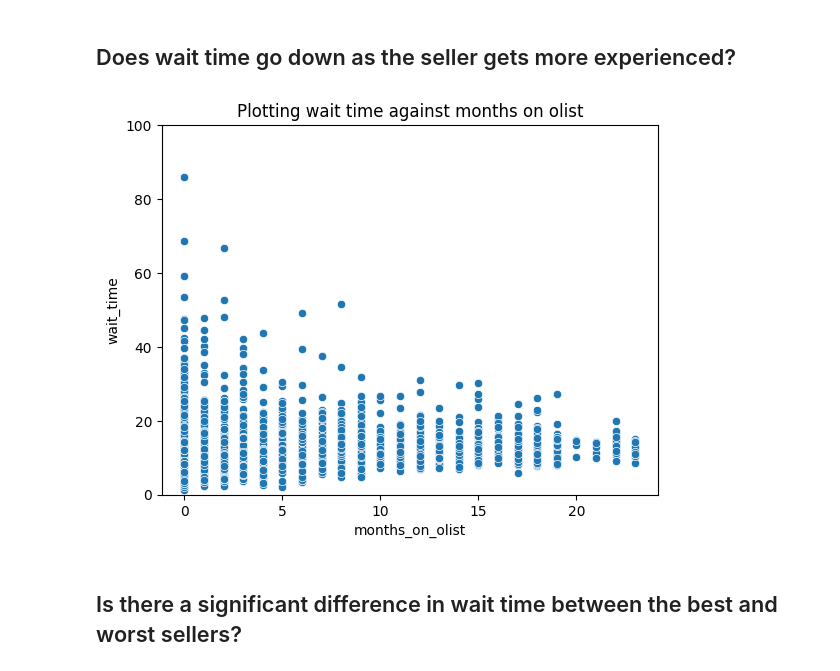
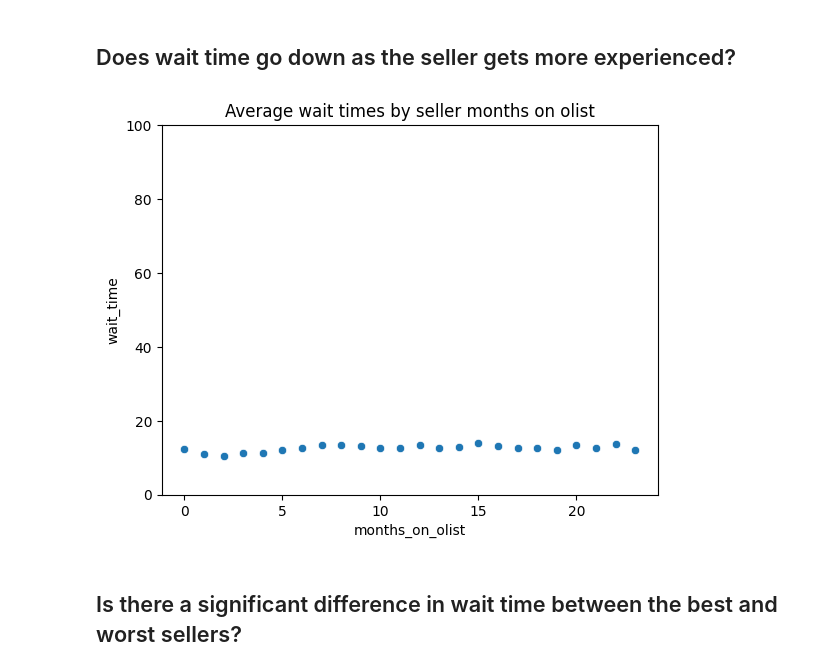
Before and after one commit to oscarschraenkler/Olist-profit-analysis, a Jupyter notebook: olist_profits_analysis.ipynb, the cells around one changed output. Saved outputs shown, nothing was run; the diff lists cells and outputs as text; code cells hidden in the pictures.

```diff
--- a/olist_profits_analysis.ipynb
+++ b/olist_profits_analysis.ipynb
@@ -503,11 +473,12 @@ linear_model.params[1:].sort_values().plot(kind='barh', ax=ax1);
 ## Does wait time go down as the seller gets more experienced?
 # %%
 # sellers = Seller().get_training_data()
-g = sns.scatterplot(data=sellers,x='months_on_olist',y='wait_time');
+avg_wait_time = sellers.groupby('months_on_olist').mean()
+g = sns.scatterplot(data=avg_wait_time,x='months_on_olist',y='wait_time');
 g.set_ylim(0,100)
-g.set_title('Plotting wait time against months on olist');
+g.set_title('Average wait times by seller months on olist');
 # %% [output]
-[figure, old version]
+[figure, new version]
 # %% [markdown]
 ## Is there a significant difference in wait time between the best and worst sellers?
 # %%
```
Also changed, not shown: parts of 42 cells of this notebook.
